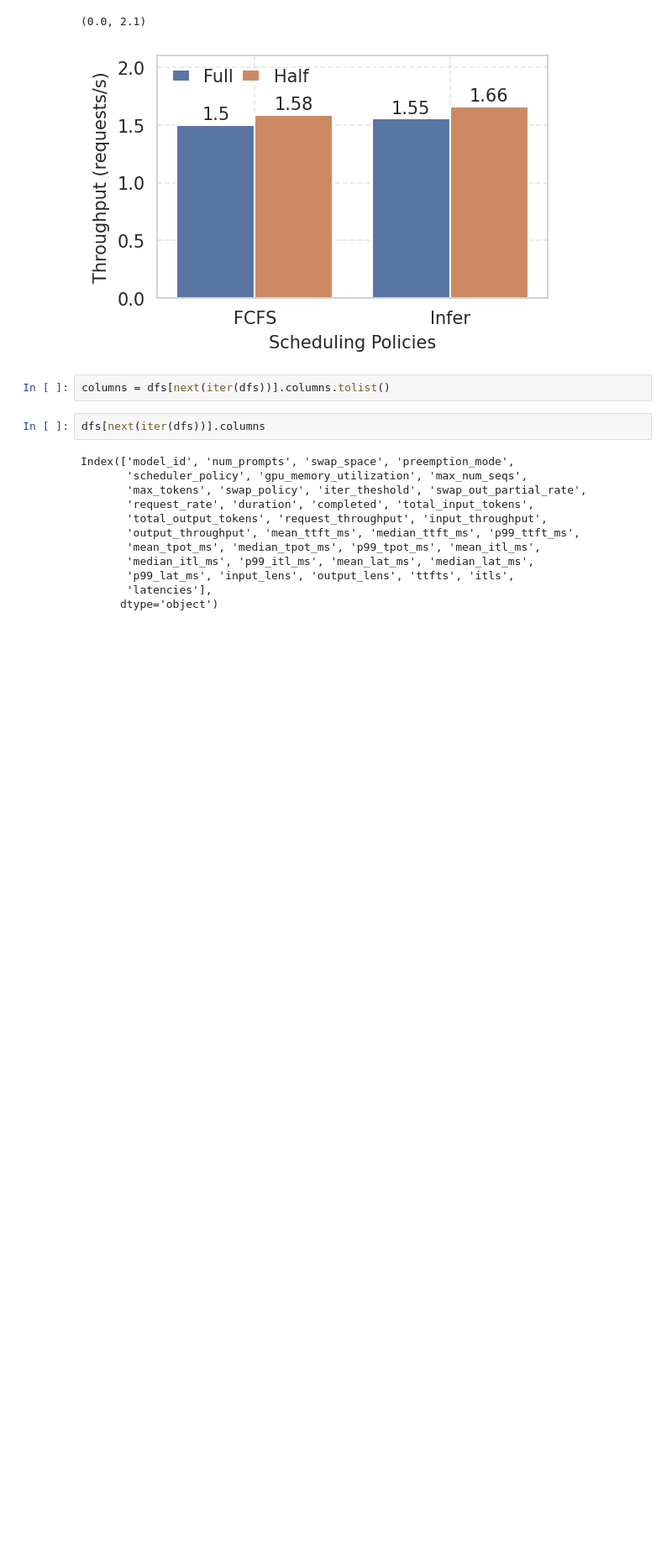
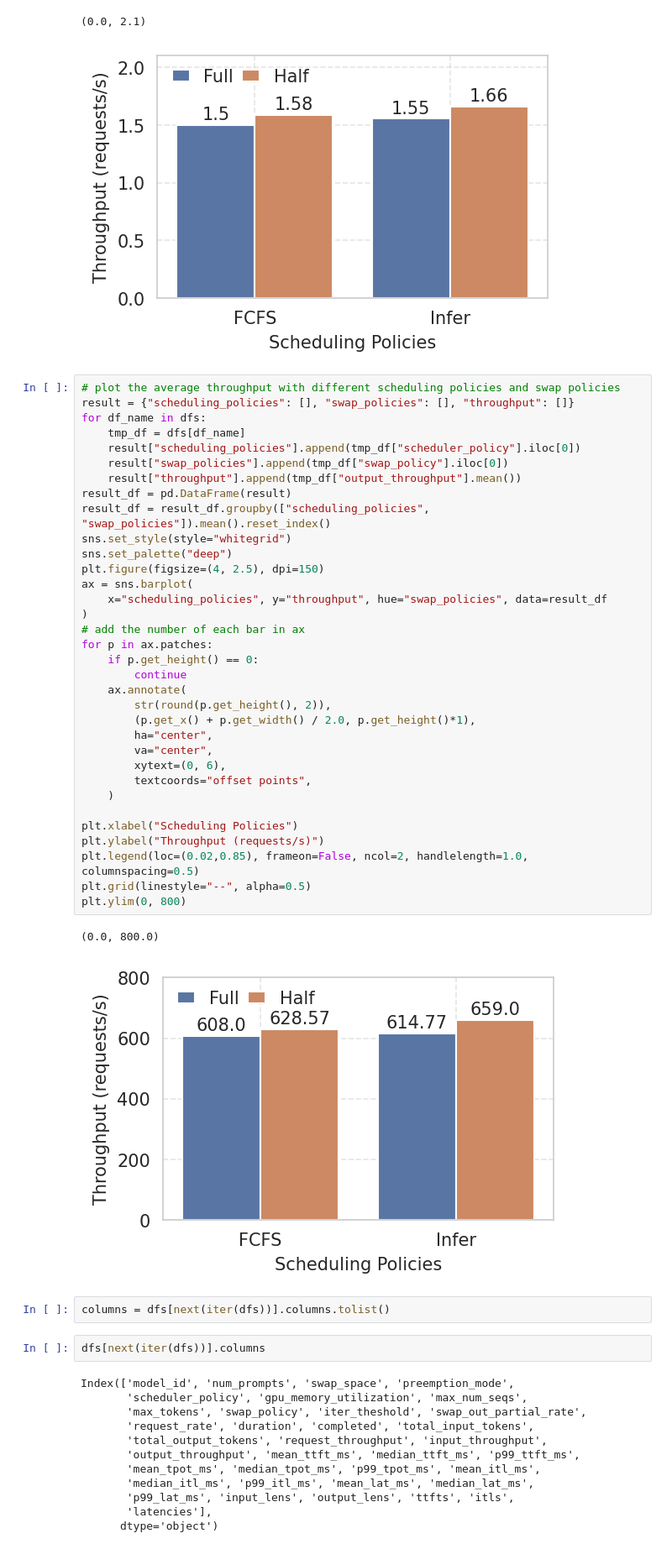
Before and after one commit to chengzhi-lu/vllm, a Jupyter notebook: benchmarks/result/analysis/result_analysis.ipynb, the cells around one changed output. Shown at 84% size. Saved outputs shown, nothing was run; the diff lists cells and outputs as text; blank space fills up the shorter version.

```diff
--- a/benchmarks/result/analysis/result_analysis.ipynb
+++ b/benchmarks/result/analysis/result_analysis.ipynb
@@ -59,6 +73,43 @@ plt.ylim(0, 2.1)
 # %% [output]
 (0.0, 2.1)
 [figure]
+# %%
+# plot the average throughput with different scheduling policies and swap policies
+result = {"scheduling_policies": [], "swap_policies": [], "throughput": []}
+for df_name in dfs:
+    tmp_df = dfs[df_name]
+    result["scheduling_policies"].append(tmp_df["scheduler_policy"].iloc[0])
+    result["swap_policies"].append(tmp_df["swap_policy"].iloc[0])
+    result["throughput"].append(tmp_df["output_throughput"].mean())
+result_df = pd.DataFrame(result)
+result_df = result_df.groupby(["scheduling_policies", "swap_policies"]).mean().reset_index()
+sns.set_style(style="whitegrid")
+sns.set_palette("deep")
+plt.figure(figsize=(4, 2.5), dpi=150)
+ax = sns.barplot(
+    x="scheduling_policies", y="throughput", hue="swap_policies", data=result_df
+)
+# add the number of each bar in ax
+for p in ax.patches:
+    if p.get_height() == 0:
+        continue
+    ax.annotate(
+        str(round(p.get_height(), 2)),
+        (p.get_x() + p.get_width() / 2.0, p.get_height()*1),
+        ha="center",
+        va="center",
+        xytext=(0, 6),
+        textcoords="offset points",
+    )
+
+plt.xlabel("Scheduling Policies")
+plt.ylabel("Throughput (requests/s)")
+plt.legend(loc=(0.02,0.85), frameon=False, ncol=2, handlelength=1.0, columnspacing=0.5)
+plt.grid(linestyle="--", alpha=0.5)
+plt.ylim(0, 800)
+# %% [output]
+(0.0, 800.0)
+[figure, added]
 # %%
 columns = dfs[next(iter(dfs))].columns.tolist()
 # %%
```
Also changed, not shown: parts of 1 cell of this notebook, 9 other files.
